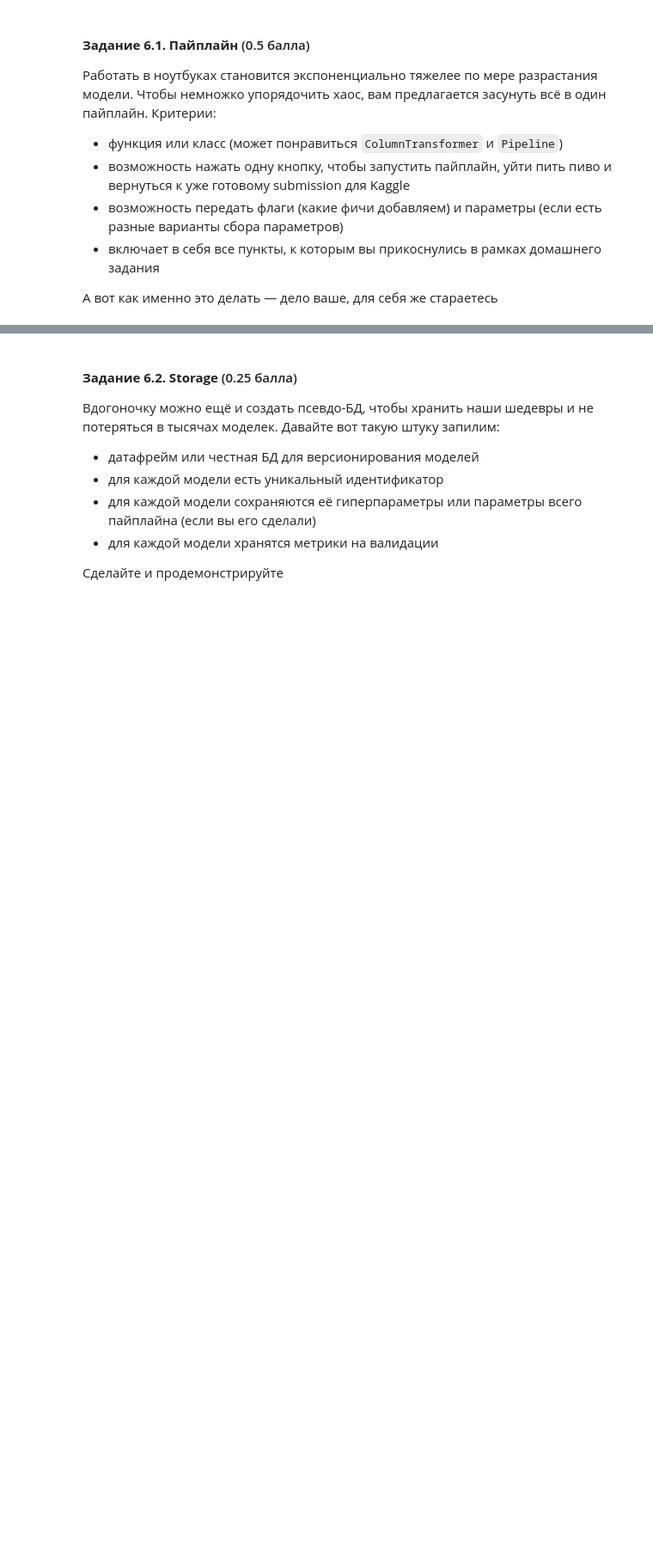
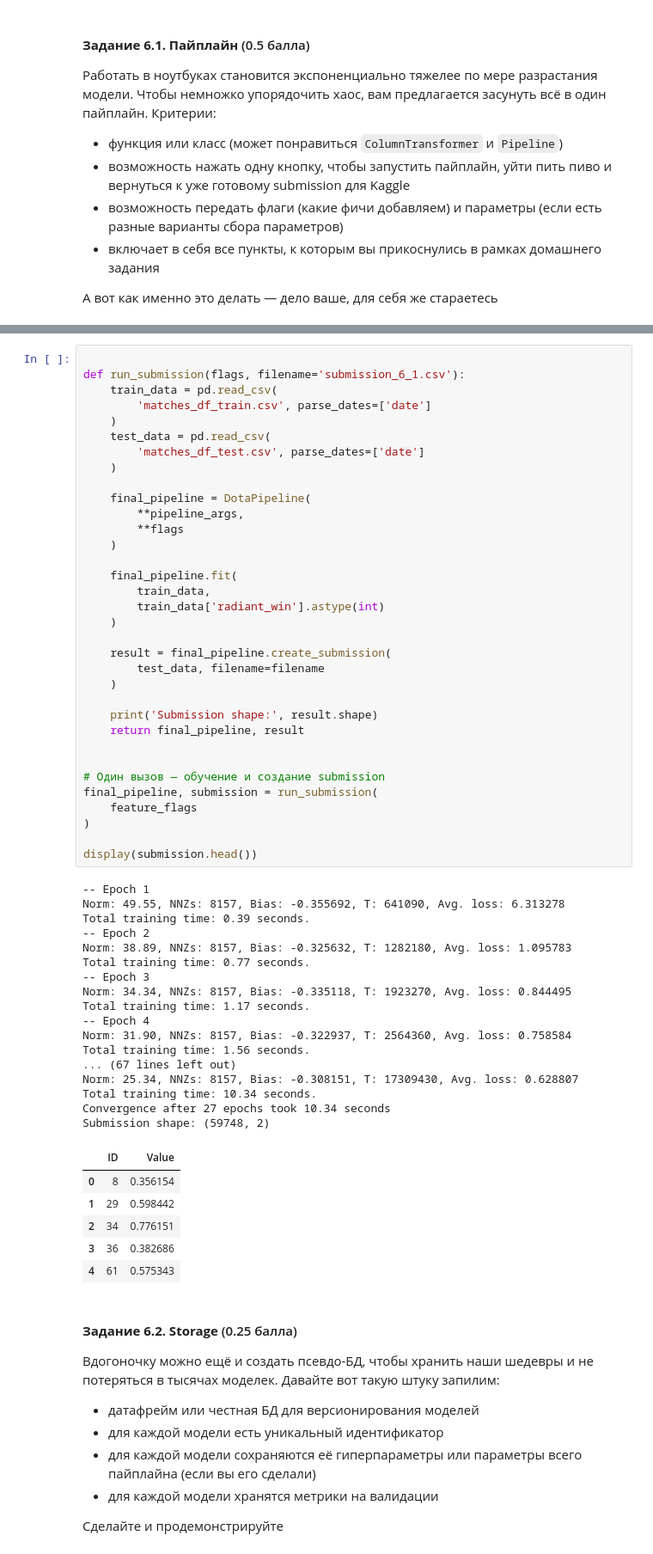
Before and after one commit to 9santa/ml-course-hse, a Jupyter notebook: ml1-2026-spring/homework-practice/homework-practice-03-features/homework-practice-03-advanced.ipynb, the cells around one changed output, grey strips where cells are left out. Shown at 86% size. Cells and saved outputs as stored; diff of their text form; blank space fills up the shorter version.

```diff
--- a/ml1-2026-spring/homework-practice/homework-practice-03-features/homework-practice-03-advanced.ipynb
+++ b/ml1-2026-spring/homework-practice/homework-practice-03-features/homework-practice-03-advanced.ipynb
@@ -1430,3 +2123,61 @@ class TrendTransformer:
+# %%
+
+def run_submission(flags, filename='submission_6_1.csv'):
+    train_data = pd.read_csv(
+        'matches_df_train.csv', parse_dates=['date']
+    )
+    test_data = pd.read_csv(
+        'matches_df_test.csv', parse_dates=['date']
+    )
+
+    final_pipeline = DotaPipeline(
+        **pipeline_args,
+        **flags
+    )
+
+    final_pipeline.fit(
+        train_data,
+        train_data['radiant_win'].astype(int)
+    )
+
+    result = final_pipeline.create_submission(
+        test_data, filename=filename
+    )
+
+    print('Submission shape:', result.shape)
+    return final_pipeline, result
+
+
+# Один вызов — обучение и создание submission
+final_pipeline, submission = run_submission(
+    feature_flags
+)
+
+display(submission.head())
+# %% [output]
+-- Epoch 1
+Norm: 49.55, NNZs: 8157, Bias: -0.355692, T: 641090, Avg. loss: 6.313278
+Total training time: 0.39 seconds.
+-- Epoch 2
+Norm: 38.89, NNZs: 8157, Bias: -0.325632, T: 1282180, Avg. loss: 1.095783
+Total training time: 0.77 seconds.
+-- Epoch 3
+Norm: 34.34, NNZs: 8157, Bias: -0.335118, T: 1923270, Avg. loss: 0.844495
+Total training time: 1.17 seconds.
+-- Epoch 4
+Norm: 31.90, NNZs: 8157, Bias: -0.322937, T: 2564360, Avg. loss: 0.758584
+Total training time: 1.56 seconds.
+... (67 lines left out)
+Norm: 25.34, NNZs: 8157, Bias: -0.308151, T: 17309430, Avg. loss: 0.628807
+Total training time: 10.34 seconds.
+Convergence after 27 epochs took 10.34 seconds
+Submission shape: (59748, 2)
+|  | ID | Value |
+| 0 | 8 | 0.356154 |
+| 1 | 29 | 0.598442 |
+| 2 | 34 | 0.776151 |
+| 3 | 36 | 0.382686 |
+| 4 | 61 | 0.575343 |
 # %% [markdown]
 #### **Задание 6.2. Storage** (0.25 балла)
 
```
Also changed, not shown: parts of 20 cells of this notebook.
